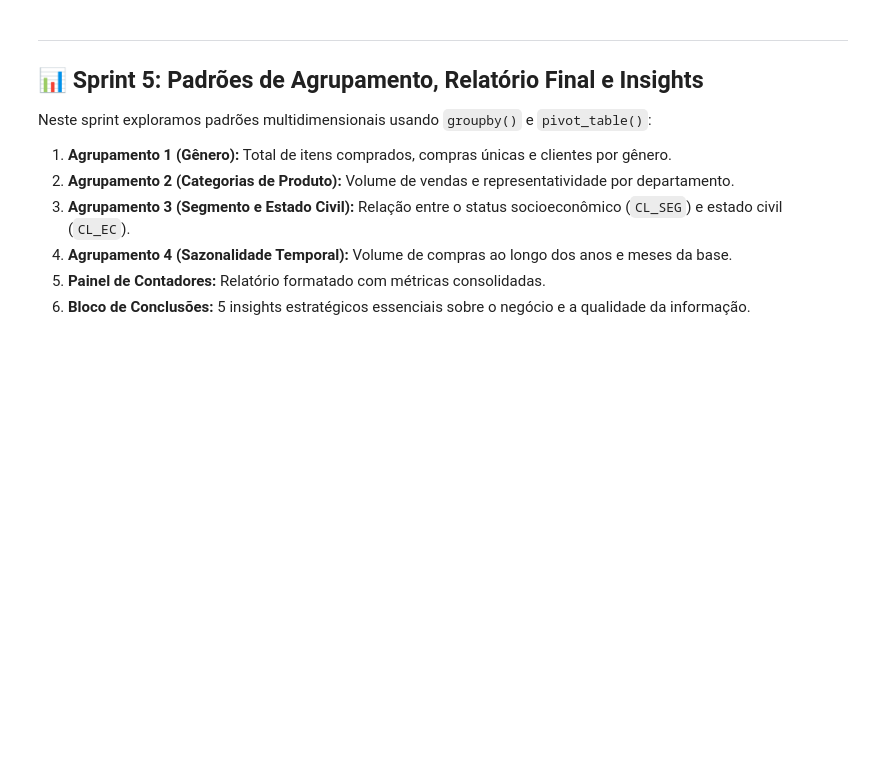
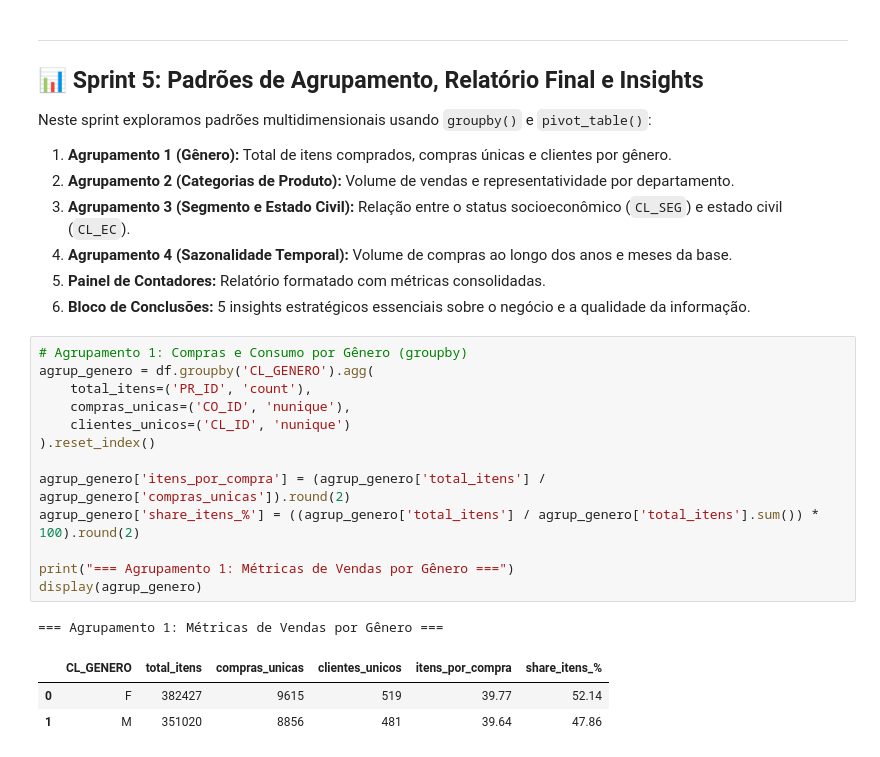
Before and after one commit to LucasBorbaDS/MiniProjeto_LucasRicardoBorba_Analise_De_Dados_T9, a Jupyter notebook: miniprojeto_analise.ipynb, the cells around one changed output. Drawn from its saved outputs; the diff is of its cells as text; blank space fills up the shorter version.

Commit message:
adicionando agrupamento de compras e consumo por genero

```diff
--- a/miniprojeto_analise.ipynb
+++ b/miniprojeto_analise.ipynb
@@ -467,3 +467,21 @@ Neste sprint exploramos padrões multidimensionais usando `groupby()` e `pivot_t
 4. **Agrupamento 4 (Sazonalidade Temporal):** Volume de compras ao longo dos anos e meses da base.
 5. **Painel de Contadores:** Relatório formatado com métricas consolidadas.
 6. **Bloco de Conclusões:** 5 insights estratégicos essenciais sobre o negócio e a qualidade da informação.
+# %%
+# Agrupamento 1: Compras e Consumo por Gênero (groupby)
+agrup_genero = df.groupby('CL_GENERO').agg(
+    total_itens=('PR_ID', 'count'),
+    compras_unicas=('CO_ID', 'nunique'),
+    clientes_unicos=('CL_ID', 'nunique')
+).reset_index()
+
+agrup_genero['itens_por_compra'] = (agrup_genero['total_itens'] / agrup_genero['compras_unicas']).round(2)
+agrup_genero['share_itens_%'] = ((agrup_genero['total_itens'] / agrup_genero['total_itens'].sum()) * 100).round(2)
+
+print("=== Agrupamento 1: Métricas de Vendas por Gênero ===")
+display(agrup_genero)
+# %% [output]
+=== Agrupamento 1: Métricas de Vendas por Gênero ===
+|  | CL_GENERO | total_itens | compras_unicas | clientes_unicos | itens_por_compra | share_itens_% |
+| 0 | F | 382427 | 9615 | 519 | 39.77 | 52.14 |
+| 1 | M | 351020 | 8856 | 481 | 39.64 | 47.86 |
```
